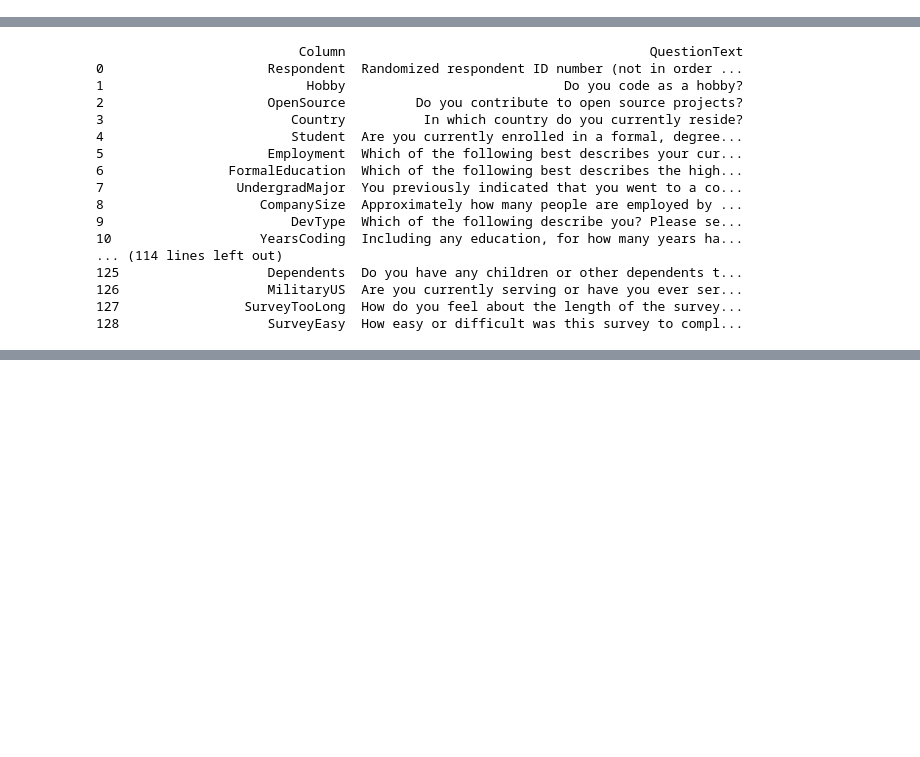
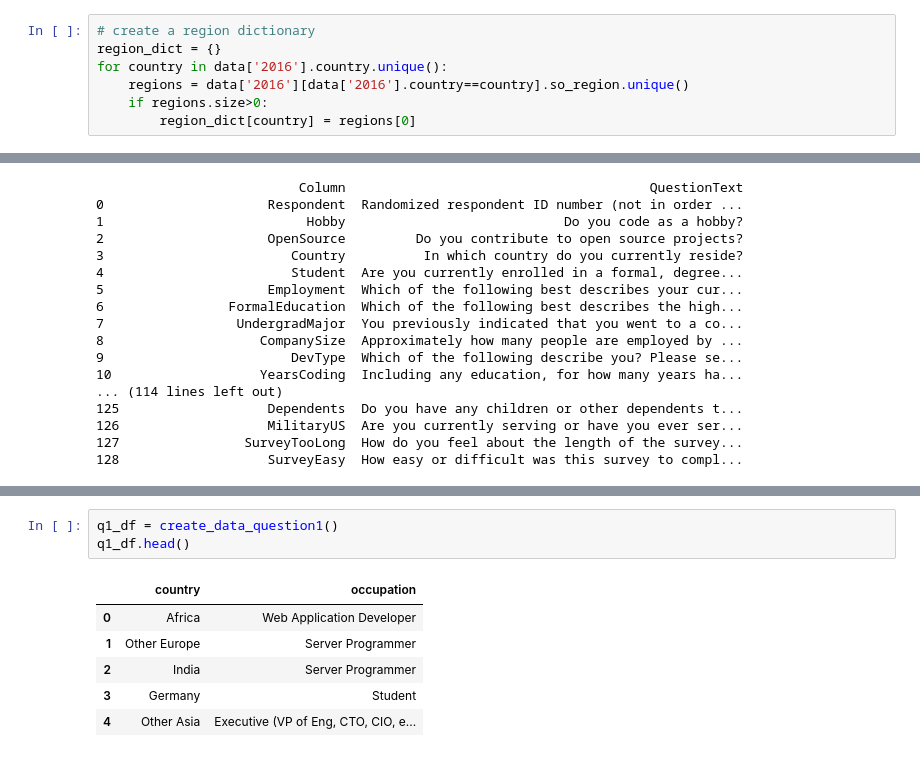
Before and after one commit to oliverkroening/Udacity_DSND_Project04, a Jupyter notebook: Data_Science_Europe.ipynb, the cells around one changed output, grey strips where cells are left out. Saved outputs shown, nothing was run; the diff lists cells and outputs as text; blank space fills up the shorter version.

Commit message:
identified features, begin data preparation

```diff
--- a/Data_Science_Europe.ipynb
+++ b/Data_Science_Europe.ipynb
@@ -95,3 +95,10 @@ data['2011'].head()
 | 2 | India | NaN | 25-29 | 41435 | ... |
 | 3 | Germany | NaN | < 20 | 41310 | ... |
 | 4 | Other Asia | NaN | 35-39 | 11 | ... |
+# %%
+# create a region dictionary
+region_dict = {}
+for country in data['2016'].country.unique():
+    regions = data['2016'][data['2016'].country==country].so_region.unique()
+    if regions.size>0:
+        region_dict[country] = regions[0]
@@ -147,0 +300,10 @@ In this project, I am interested in the trend of Data Science jobs in European c
+# %%
+q1_df = create_data_question1()
+q1_df.head()
+# %% [output]
+|  | country | occupation |
+| 0 | Africa | Web Application Developer |
+| 1 | Other Europe | Server Programmer |
+| 2 | India | Server Programmer |
+| 3 | Germany | Student |
+| 4 | Other Asia | Executive (VP of Eng, CTO, CIO, e... |
```
Also changed, not shown: parts of 8 cells of this notebook.
